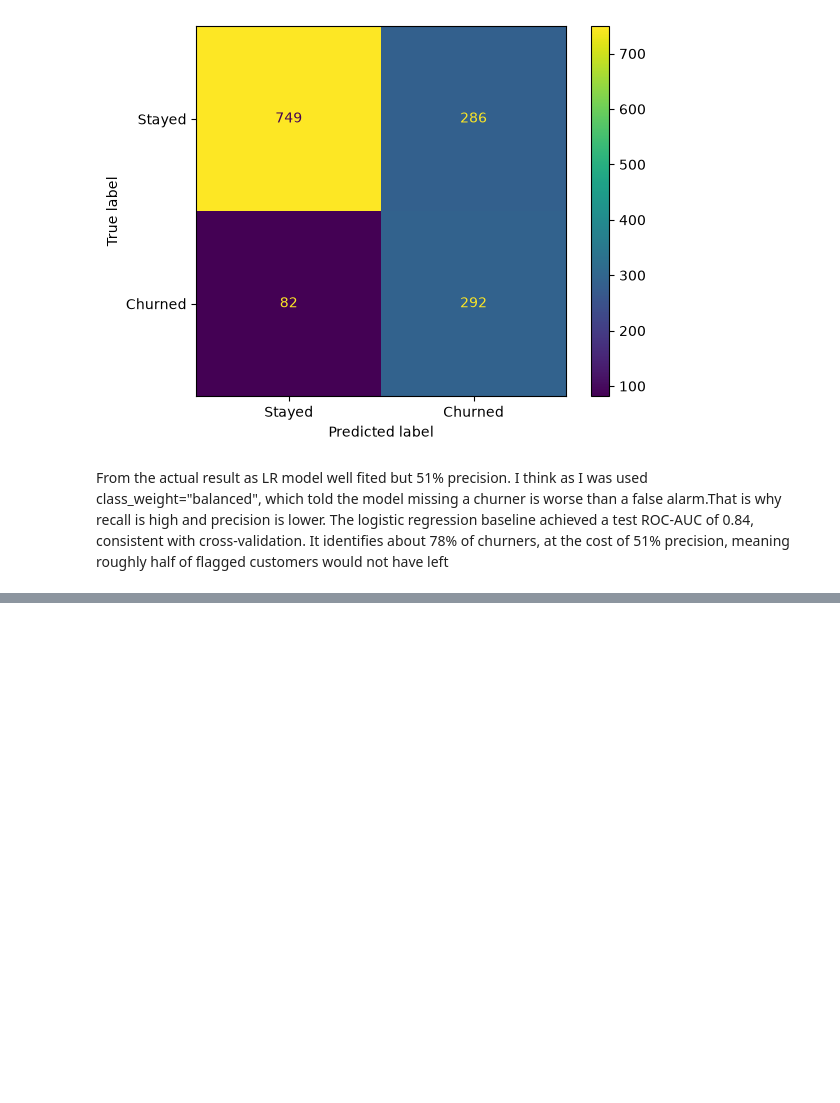
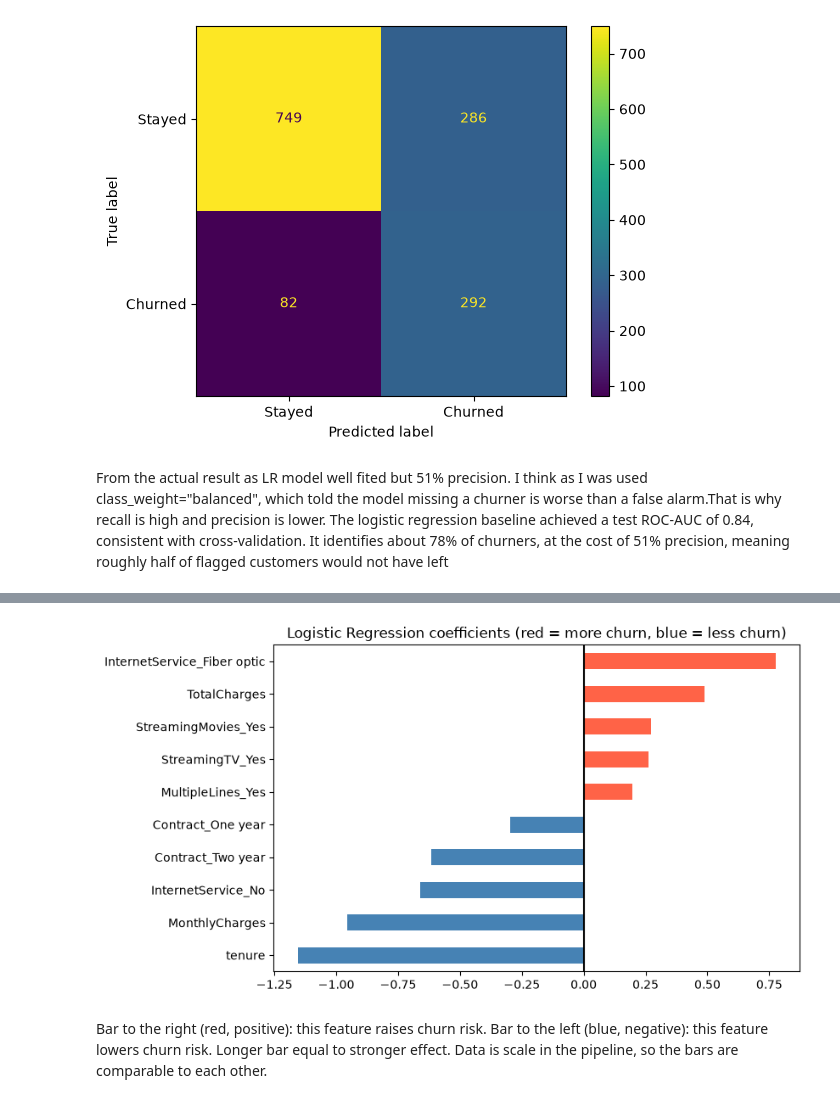
Before and after one commit to wasifhoq/telco-churn-prediction, a Jupyter notebook: notebook/analysis.ipynb, the cells around one changed output, grey strips where cells are left out. Saved outputs shown, nothing was run; the diff lists cells and outputs as text; code cells hidden in the pictures; blank space fills up the shorter version.

```diff
--- a/notebook/analysis.ipynb
+++ b/notebook/analysis.ipynb
@@ -321,0 +363,13 @@ plt.show()
+# %%
+coefs = pd.Series(log_reg.named_steps["model"].coef_[0], index=X_train.columns)
+coefs = coefs.sort_values()
+top = pd.concat([coefs.head(5), coefs.tail(5)])
+top.plot.barh(figsize=(8, 5), color=(top > 0).map({True: "tomato", False: "steelblue"}))
+plt.axvline(0, color="black")
+plt.title("Logistic Regression coefficients (red = more churn, blue = less churn)")
+plt.show()
+# %% [output]
+[figure, added]
+# %% [markdown]
+Bar to the right (red, positive): this feature raises churn risk. Bar to the left (blue, negative): this feature lowers churn risk.
+Longer bar equal to stronger effect. Data is scale in the pipeline, so the bars are comparable to each other.
```
Also changed, not shown: parts of 9 cells of this notebook, 2 other files.
